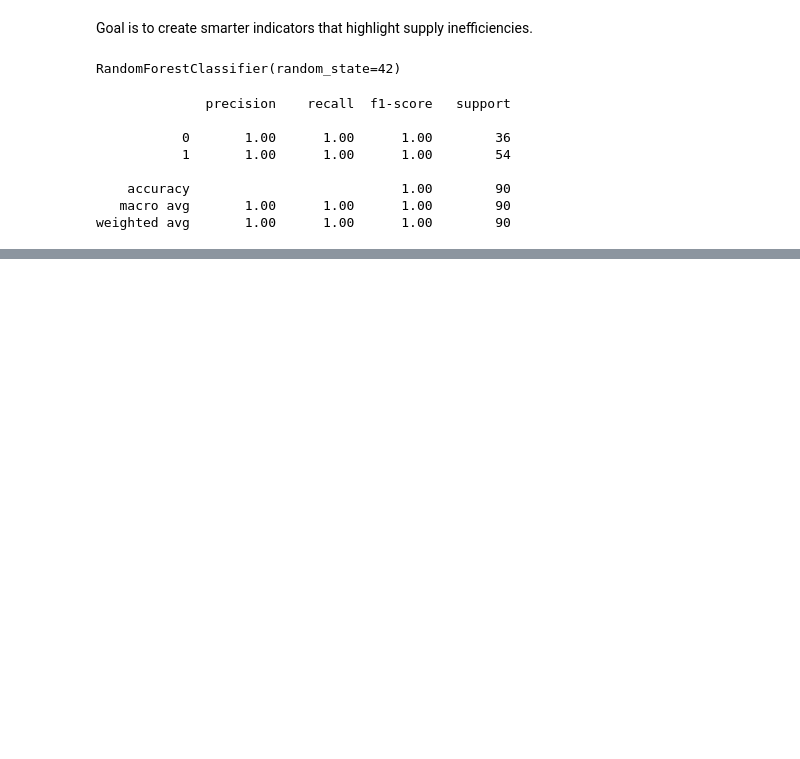
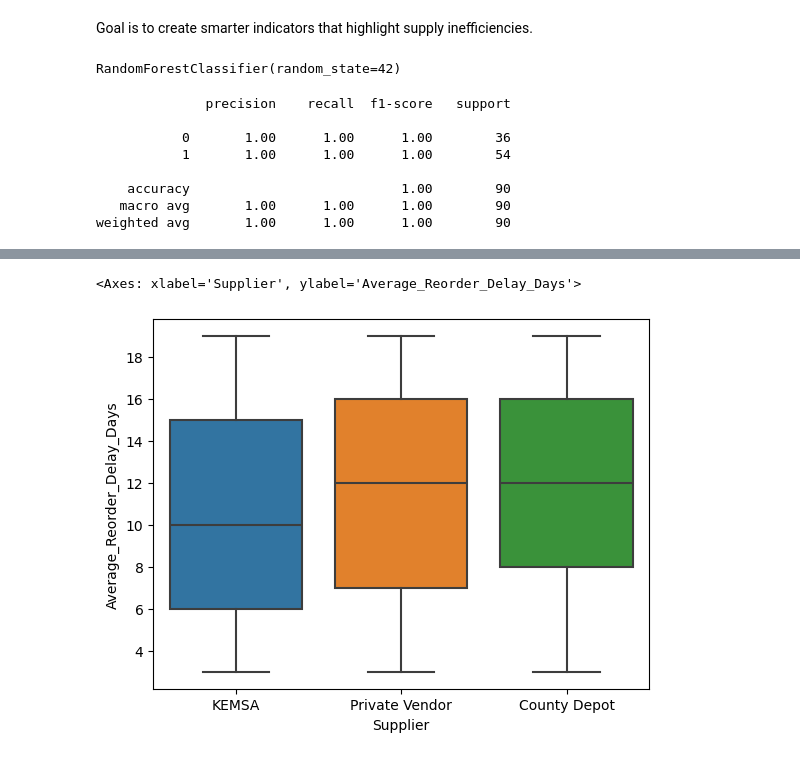
Before and after one commit to IAN-RIUA/Drug-stockout, a Jupyter notebook: index.ipynb, the cells around one changed output, grey strips where cells are left out. Saved outputs shown, nothing was run; the diff lists cells and outputs as text; code cells hidden in the pictures; blank space fills up the shorter version.

```diff
--- a/index.ipynb
+++ b/index.ipynb
@@ -146,0 +159,5 @@ weighted avg       1.00      1.00      1.00        90
+# %%
+sns.boxplot(data=df, x="Supplier", y="Average_Reorder_Delay_Days")
+# %% [output]
+<Axes: xlabel='Supplier', ylabel='Average_Reorder_Delay_Days'>
+[figure, added]
```
Also changed, not shown: parts of 2 cells of this notebook.
